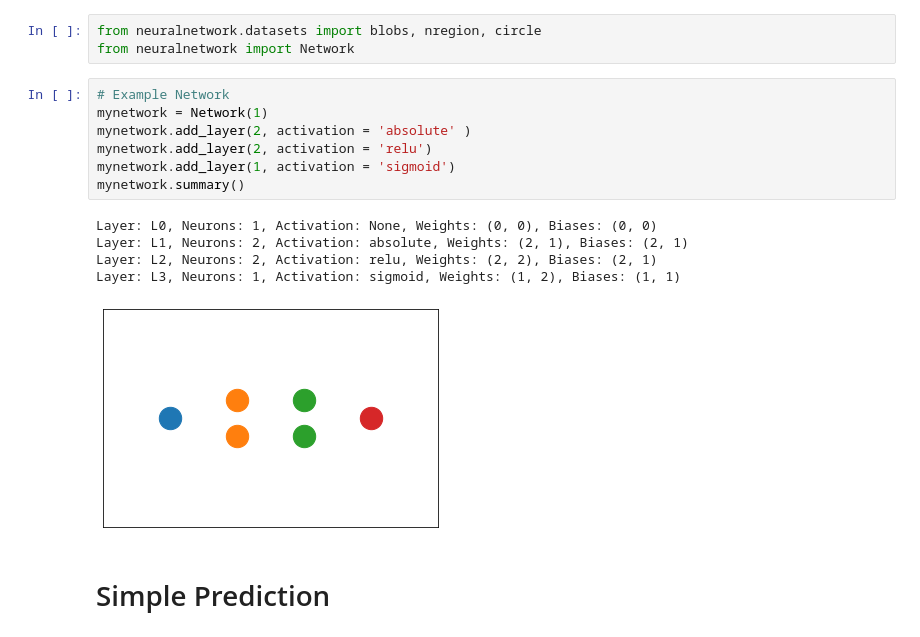
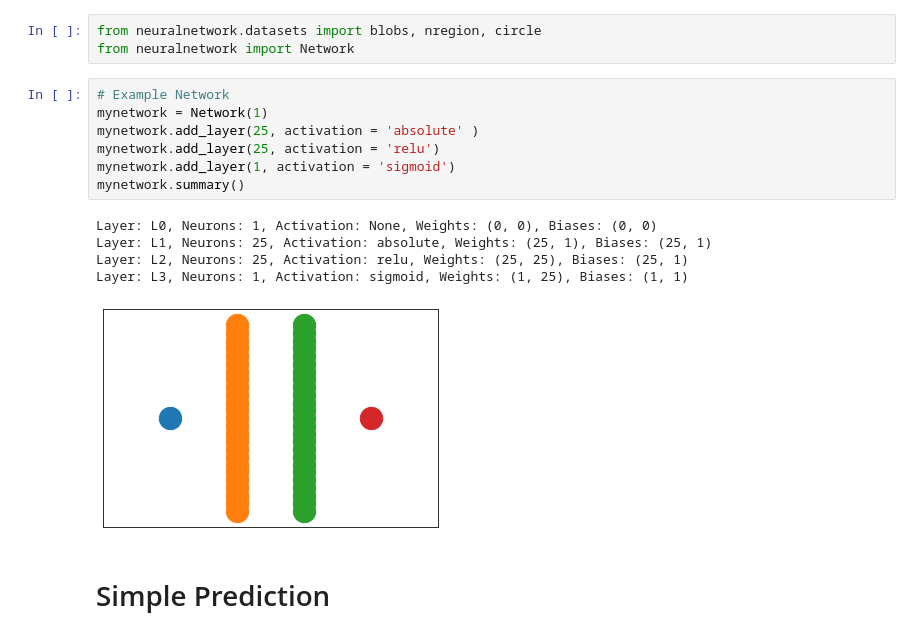
Before and after one commit to AleksandrGontcharov/neuralnetwork, a Jupyter notebook: neural_network_testing.ipynb, the cells around one changed output. Drawn from its saved outputs; the diff is of its cells as text.

```diff
--- a/neural_network_testing.ipynb
+++ b/neural_network_testing.ipynb
@@ -6,16 +6,16 @@ from neuralnetwork import Network
 # %%
 # Example Network
 mynetwork = Network(1)
-mynetwork.add_layer(2, activation = 'absolute' )
-mynetwork.add_layer(2, activation = 'relu')
+mynetwork.add_layer(25, activation = 'absolute' )
+mynetwork.add_layer(25, activation = 'relu')
 mynetwork.add_layer(1, activation = 'sigmoid')
 mynetwork.summary()
 # %% [output]
 Layer: L0, Neurons: 1, Activation: None, Weights: (0, 0), Biases: (0, 0)
-Layer: L1, Neurons: 2, Activation: absolute, Weights: (2, 1), Biases: (2, 1)
-Layer: L2, Neurons: 2, Activation: relu, Weights: (2, 2), Biases: (2, 1)
-Layer: L3, Neurons: 1, Activation: sigmoid, Weights: (1, 2), Biases: (1, 1)
+Layer: L1, Neurons: 25, Activation: absolute, Weights: (25, 1), Biases: (25, 1)
+Layer: L2, Neurons: 25, Activation: relu, Weights: (25, 25), Biases: (25, 1)
+Layer: L3, Neurons: 1, Activation: sigmoid, Weights: (1, 25), Biases: (1, 1)
-[figure, old version]
+[figure, new version]
 # %% [markdown]
 # Simple Prediction
 # %% [markdown]
```
Also changed, not shown: parts of 14 cells of this notebook, 1 other file.
